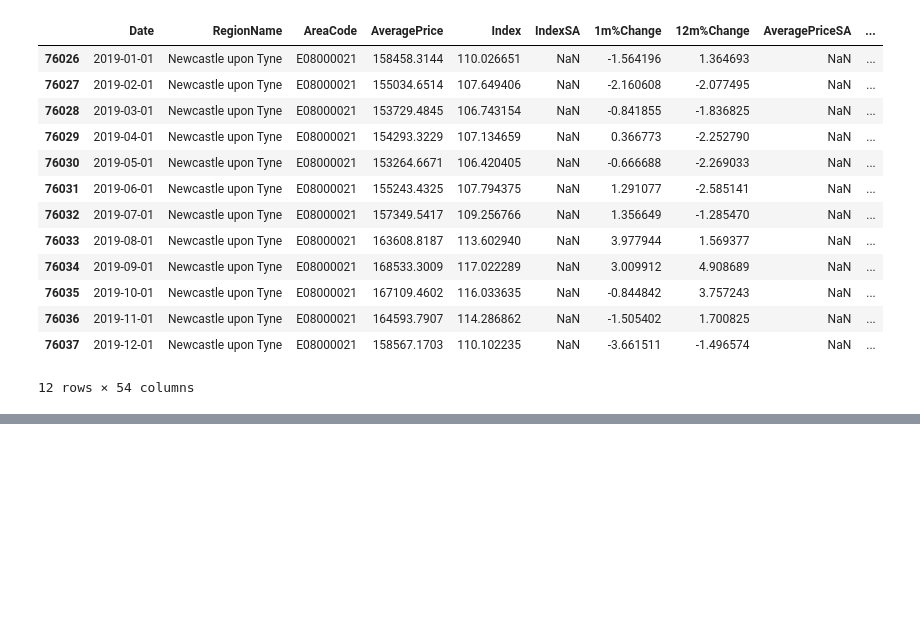
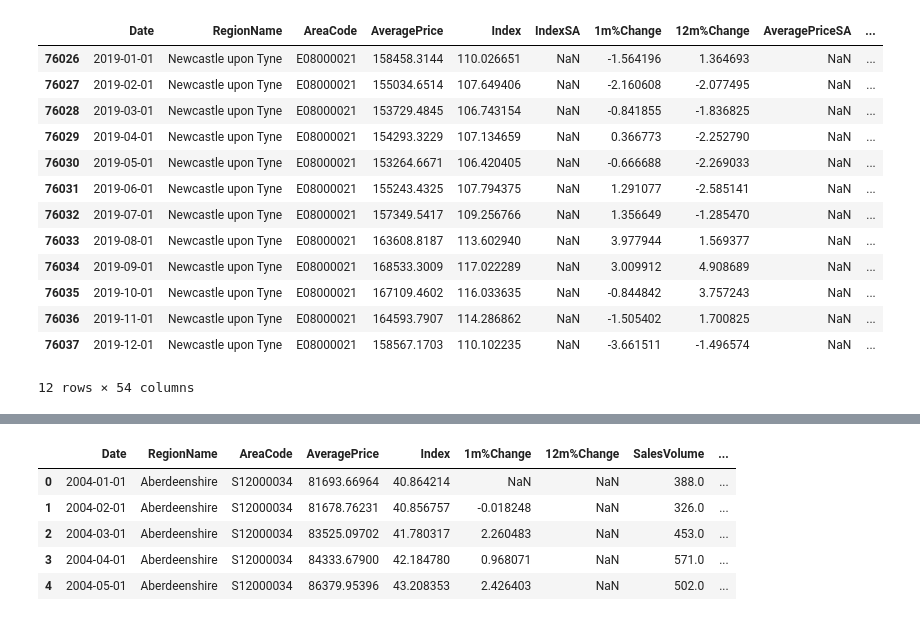
Before and after one commit to rizdiaprilian/MLOps_Zoomcamp, a Jupyter notebook: UK_house_price/EDA and Forecasting.ipynb, the cells around one changed output, grey strips where cells are left out. Drawn from its saved outputs; the diff is of its cells as text; code cells hidden in the pictures; blank space fills up the shorter version.

```diff
--- a/UK_house_price/EDA and Forecasting.ipynb
+++ b/UK_house_price/EDA and Forecasting.ipynb
@@ -569,0 +598,9 @@ hpi_newcastle.loc[hpi_newcastle['Date'].between('2018-12-31','2019-12-31', inclu
+# %%
+df_hpi_full.head()
+# %% [output]
+|  | Date | RegionName | AreaCode | AveragePrice | Index | 1m%Change | 12m%Change | SalesVolume | ... |
+| 0 | 2004-01-01 | Aberdeenshire | S12000034 | 81693.66964 | 40.864214 | NaN | NaN | 388.0 | ... |
+| 1 | 2004-02-01 | Aberdeenshire | S12000034 | 81678.76231 | 40.856757 | -0.018248 | NaN | 326.0 | ... |
+| 2 | 2004-03-01 | Aberdeenshire | S12000034 | 83525.09702 | 41.780317 | 2.260483 | NaN | 453.0 | ... |
+| 3 | 2004-04-01 | Aberdeenshire | S12000034 | 84333.67900 | 42.184780 | 0.968071 | NaN | 571.0 | ... |
+| 4 | 2004-05-01 | Aberdeenshire | S12000034 | 86379.95396 | 43.208353 | 2.426403 | NaN | 502.0 | ... |
```
Also changed, not shown: parts of 7 cells of this notebook, 8 other files.
